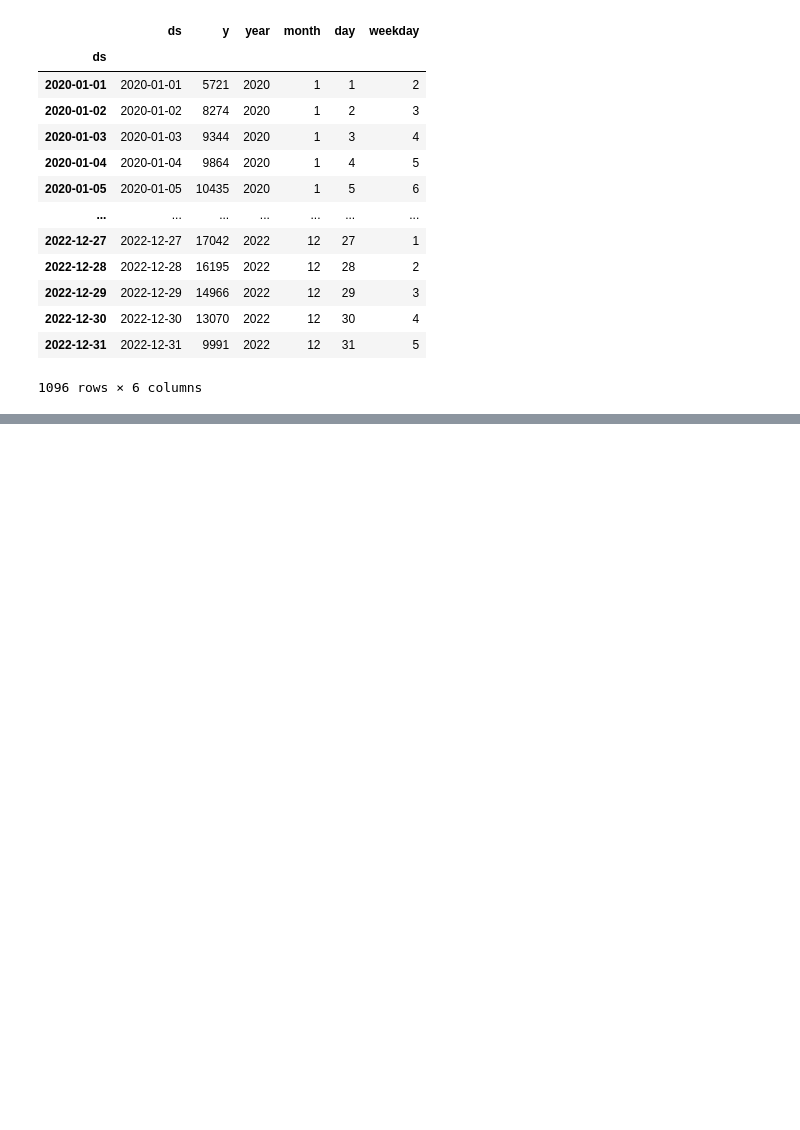
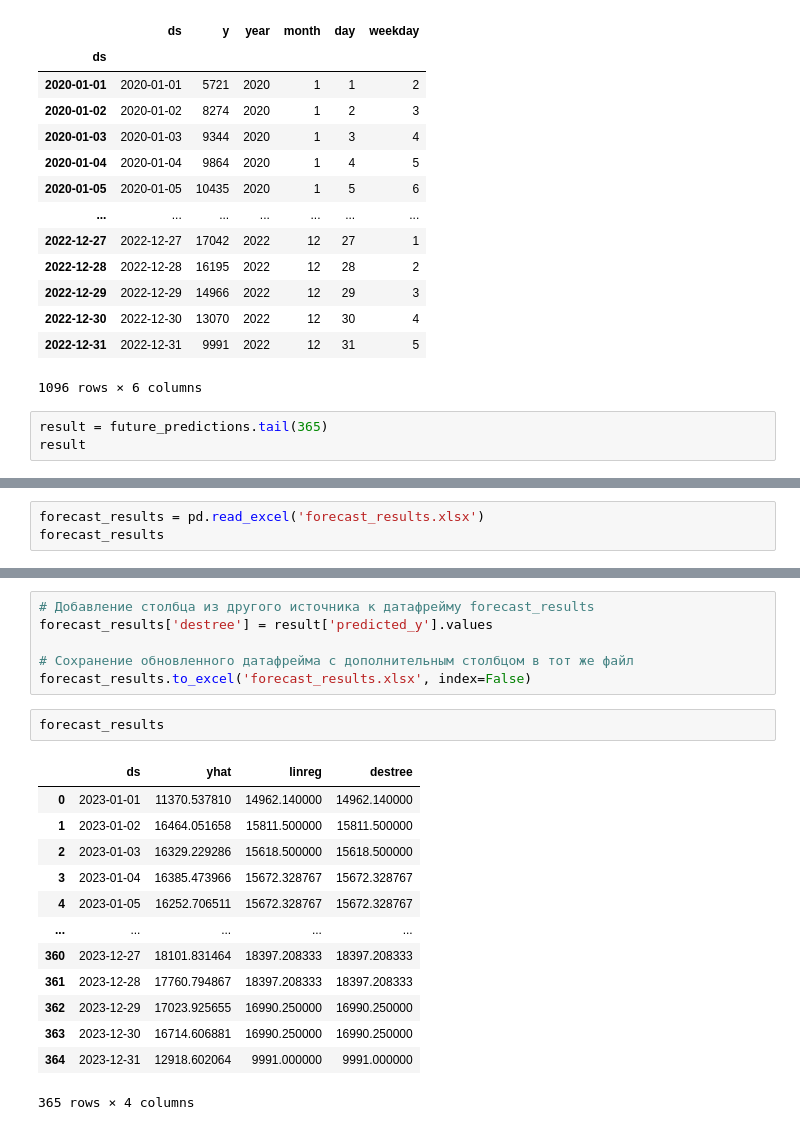
Before and after one commit to rustum-bilalov/python_exam_academy, a Jupyter notebook: Data/decision_tree_forecast.ipynb, the cells around one changed output, grey strips where cells are left out. Cells and saved outputs as stored; diff of their text form; blank space fills up the shorter version.

```diff
--- a/Data/decision_tree_forecast.ipynb
+++ b/Data/decision_tree_forecast.ipynb
@@ -260,3 +265,6 @@ cleaned_data
 | 2022-12-30 | 2022-12-30 | 13070 | 2022 | 12 | 30 | 4 |
 | 2022-12-31 | 2022-12-31 | 9991 | 2022 | 12 | 31 | 5 |
 1096 rows × 6 columns
+# %%
+result = future_predictions.tail(365)
+result
@@ -262,0 +285,3 @@ cleaned_data
+# %%
+forecast_results = pd.read_excel('forecast_results.xlsx')
+forecast_results
@@ -262,0 +302,22 @@ cleaned_data
+# %%
+# Добавление столбца из другого источника к датафрейму forecast_results
+forecast_results['destree'] = result['predicted_y'].values
+
+# Сохранение обновленного датафрейма с дополнительным столбцом в тот же файл
+forecast_results.to_excel('forecast_results.xlsx', index=False)
+# %%
+forecast_results
+# %% [output]
+|  | ds | yhat | linreg | destree |
+| 0 | 2023-01-01 | 11370.537810 | 14962.140000 | 14962.140000 |
+| 1 | 2023-01-02 | 16464.051658 | 15811.500000 | 15811.500000 |
+| 2 | 2023-01-03 | 16329.229286 | 15618.500000 | 15618.500000 |
+| 3 | 2023-01-04 | 16385.473966 | 15672.328767 | 15672.328767 |
+| 4 | 2023-01-05 | 16252.706511 | 15672.328767 | 15672.328767 |
+| ... | ... | ... | ... | ... |
+| 360 | 2023-12-27 | 18101.831464 | 18397.208333 | 18397.208333 |
+| 361 | 2023-12-28 | 17760.794867 | 18397.208333 | 18397.208333 |
+| 362 | 2023-12-29 | 17023.925655 | 16990.250000 | 16990.250000 |
+| 363 | 2023-12-30 | 16714.606881 | 16990.250000 | 16990.250000 |
+| 364 | 2023-12-31 | 12918.602064 | 9991.000000 | 9991.000000 |
+365 rows × 4 columns
```
Also changed, not shown: parts of 7 cells of this notebook, 5 other files.
